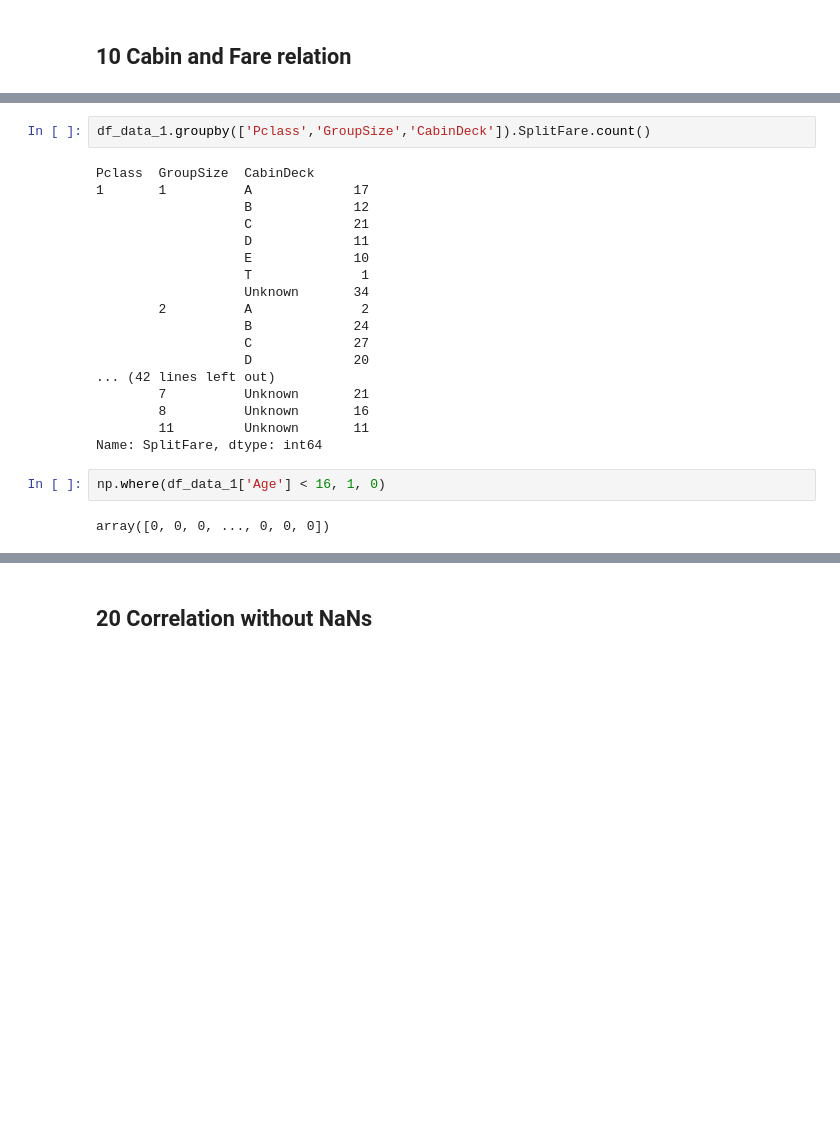
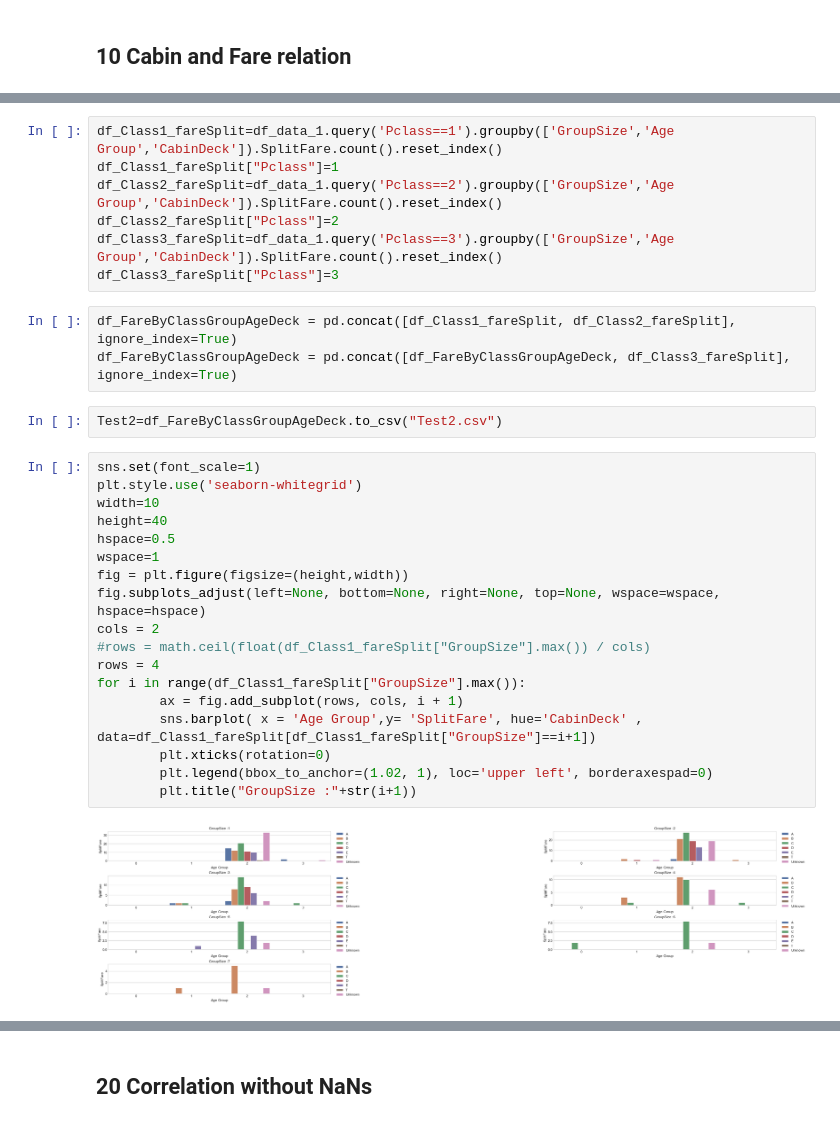
Before and after one commit to FabryPostRock/Titanic, a Jupyter notebook: TitanicTest1.ipynb, the cells around one changed output, grey strips where cells are left out. Saved outputs shown, nothing was run; the diff lists cells and outputs as text; blank space fills up the shorter version.

Commit message:
2022_05_10
aggiornamento plot fare

```diff
--- a/TitanicTest1.ipynb
+++ b/TitanicTest1.ipynb
@@ -1095,25 +1062,33 @@ Name: SplitFare, dtype: float64
-# %%
-df_data_1.groupby(['Pclass','GroupSize','CabinDeck']).SplitFare.count()
-# %% [output]
-Pclass  GroupSize  CabinDeck
-1       1          A             17
-                   B             12
-                   C             21
-                   D             11
-                   E             10
-                   T              1
-                   Unknown       34
-        2          A              2
-                   B             24
-                   C             27
-                   D             20
-... (42 lines left out)
-        7          Unknown       21
-        8          Unknown       16
-        11         Unknown       11
-Name: SplitFare, dtype: int64
-# %%
-np.where(df_data_1['Age'] < 16, 1, 0)
-# %% [output]
-array([0, 0, 0, ..., 0, 0, 0])
+# %%
+df_Class1_fareSplit=df_data_1.query('Pclass==1').groupby(['GroupSize','Age Group','CabinDeck']).SplitFare.count().reset_index()
+df_Class1_fareSplit["Pclass"]=1
+df_Class2_fareSplit=df_data_1.query('Pclass==2').groupby(['GroupSize','Age Group','CabinDeck']).SplitFare.count().reset_index()
+df_Class2_fareSplit["Pclass"]=2
+df_Class3_fareSplit=df_data_1.query('Pclass==3').groupby(['GroupSize','Age Group','CabinDeck']).SplitFare.count().reset_index()
+df_Class3_fareSplit["Pclass"]=3
+# %%
+df_FareByClassGroupAgeDeck = pd.concat([df_Class1_fareSplit, df_Class2_fareSplit], ignore_index=True)
+df_FareByClassGroupAgeDeck = pd.concat([df_FareByClassGroupAgeDeck, df_Class3_fareSplit], ignore_index=True)
+# %%
+Test2=df_FareByClassGroupAgeDeck.to_csv("Test2.csv")
+# %%
+sns.set(font_scale=1)
+plt.style.use('seaborn-whitegrid')
+width=10
+height=40
+hspace=0.5
+wspace=1
+fig = plt.figure(figsize=(height,width))
+fig.subplots_adjust(left=None, bottom=None, right=None, top=None, wspace=wspace, hspace=hspace)
+cols = 2
+#rows = math.ceil(float(df_Class1_fareSplit["GroupSize"].max()) / cols)
+rows = 4
+for i in range(df_Class1_fareSplit["GroupSize"].max()):
+        ax = fig.add_subplot(rows, cols, i + 1)
+        sns.barplot( x = 'Age Group',y= 'SplitFare', hue='CabinDeck' , data=df_Class1_fareSplit[df_Class1_fareSplit["GroupSize"]==i+1])
+        plt.xticks(rotation=0)
+        plt.legend(bbox_to_anchor=(1.02, 1), loc='upper left', borderaxespad=0)
+        plt.title("GroupSize :"+str(i+1))
+# %% [output]
+[figure, added]
 # %%
```
Also changed, not shown: parts of 14 cells of this notebook, 1 other file.
